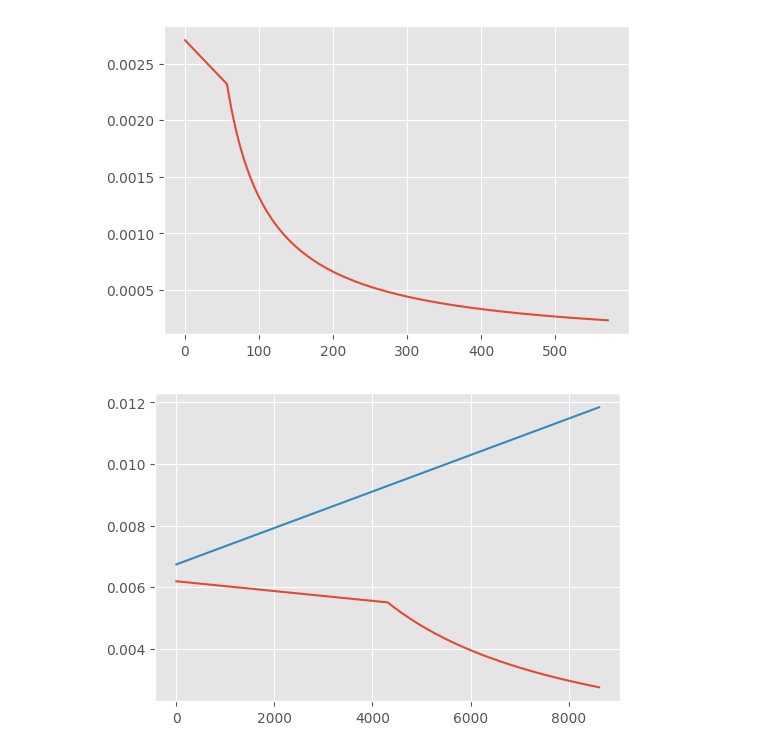
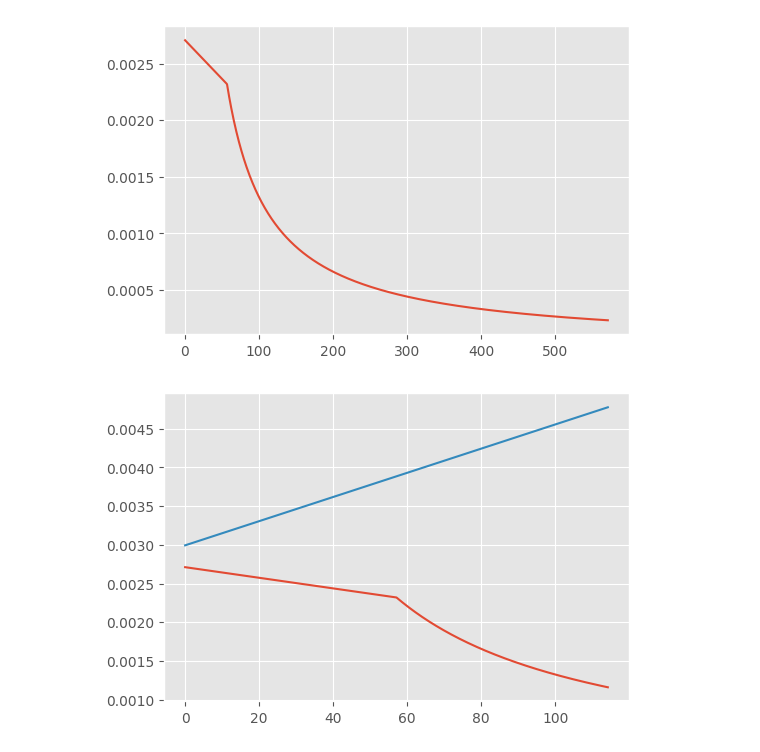
Before and after one commit to DavidSandovalRodriguez/Fund-Kink-Smoothing, a Jupyter notebook: WorkingNotebook.ipynb, the cells around one changed output. Drawn from its saved outputs; the diff is of its cells as text; code cells hidden in the pictures.

```diff
--- a/WorkingNotebook.ipynb
+++ b/WorkingNotebook.ipynb
@@ -366,15 +366,9 @@ def plot_func_fund_li_nolin(fundID):
     #plt.figure(figsize=(6,4))
     plt.plot(q_grid,alpha_gridl)
 
-    #fund scatter
-
-    q = df[df["fund_id"] == fundID, "TNA"].to_numpy(float)
-
-
-
 
     plt.show()
 # %%
-plot_func_fund_li_nolin(100006)
+plot_func_fund_li_nolin(604486)
 # %% [output]
-[figure, old version]
+[figure, new version]
```
Also changed, not shown: parts of 2 cells of this notebook.
